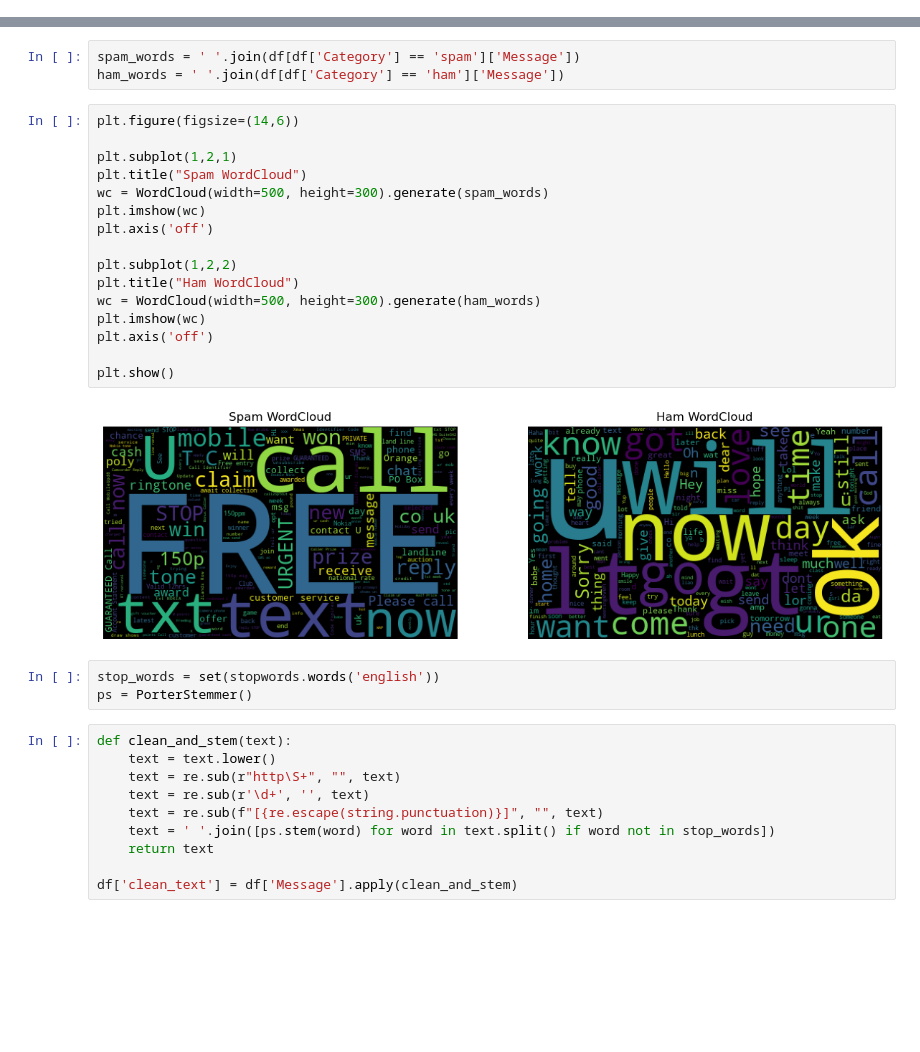
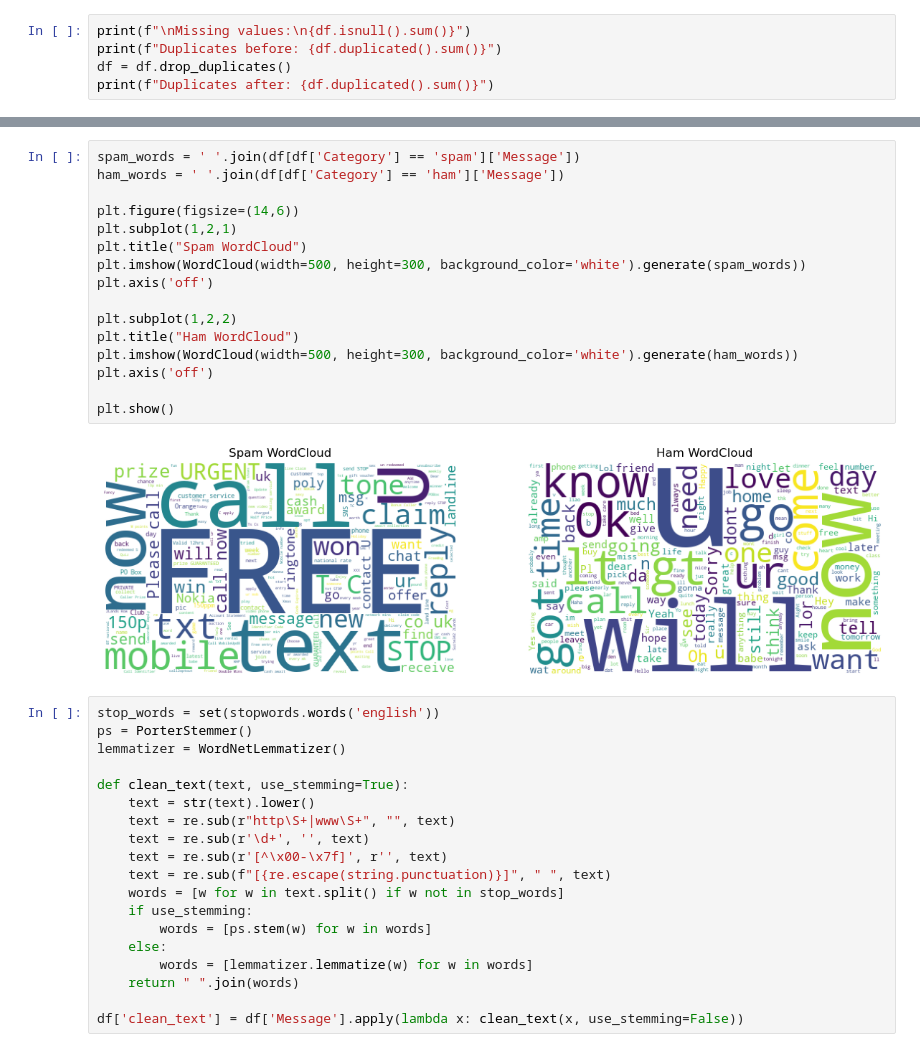
Before and after one commit to saraniz/spam_detection, a Jupyter notebook: notebooks/FC212007_Nishadi Wickramaarachchi/EDA_Naive_Bayes.ipynb, the cells around one changed output, grey strips where cells are left out. Cells and saved outputs as stored; diff of their text form; blank space fills up the shorter version.

```diff
--- a/notebooks/FC212007_Nishadi Wickramaarachchi/EDA_Naive_Bayes.ipynb
+++ b/notebooks/FC212007_Nishadi Wickramaarachchi/EDA_Naive_Bayes.ipynb
@@ -37,0 +47,5 @@ None
+# %%
+print(f"\nMissing values:\n{df.isnull().sum()}")
+print(f"Duplicates before: {df.duplicated().sum()}")
+df = df.drop_duplicates()
+print(f"Duplicates after: {df.duplicated().sum()}")
@@ -55,34 +88,37 @@ plt.show()
-# %%
-spam_words = ' '.join(df[df['Category'] == 'spam']['Message'])
-ham_words = ' '.join(df[df['Category'] == 'ham']['Message'])
 # %%
+spam_words = ' '.join(df[df['Category'] == 'spam']['Message'])
+ham_words = ' '.join(df[df['Category'] == 'ham']['Message'])
+
 plt.figure(figsize=(14,6))
-
 plt.subplot(1,2,1)
 plt.title("Spam WordCloud")
-wc = WordCloud(width=500, height=300).generate(spam_words)
-plt.imshow(wc)
+plt.imshow(WordCloud(width=500, height=300, background_color='white').generate(spam_words))
 plt.axis('off')
 
 plt.subplot(1,2,2)
 plt.title("Ham WordCloud")
-wc = WordCloud(width=500, height=300).generate(ham_words)
-plt.imshow(wc)
+plt.imshow(WordCloud(width=500, height=300, background_color='white').generate(ham_words))
 plt.axis('off')
 
 plt.show()
 # %% [output]
-[figure, old version]
+[figure, new version]
-# %%
-stop_words = set(stopwords.words('english'))
-ps = PorterStemmer()
 # %%
-def clean_and_stem(text):
-    text = text.lower()
-    text = re.sub(r"http\S+", "", text)
+stop_words = set(stopwords.words('english'))
+ps = PorterStemmer()
+lemmatizer = WordNetLemmatizer()
+
+def clean_text(text, use_stemming=True):
+    text = str(text).lower()
+    text = re.sub(r"http\S+|www\S+", "", text)
     text = re.sub(r'\d+', '', text)
-    text = re.sub(f"[{re.escape(string.punctuation)}]", "", text)
-    text = ' '.join([ps.stem(word) for word in text.split() if word not in stop_words])
-    return text
+    text = re.sub(r'[^\x00-\x7f]', r'', text)
+    text = re.sub(f"[{re.escape(string.punctuation)}]", " ", text)
+    words = [w for w in text.split() if w not in stop_words]
+    if use_stemming:
+        words = [ps.stem(w) for w in words]
+    else:
+        words = [lemmatizer.lemmatize(w) for w in words]
+    return " ".join(words)
 
-df['clean_text'] = df['Message'].apply(clean_and_stem)
+df['clean_text'] = df['Message'].apply(lambda x: clean_text(x, use_stemming=False))
```
Also changed, not shown: parts of 10 cells of this notebook, 3 other files.
